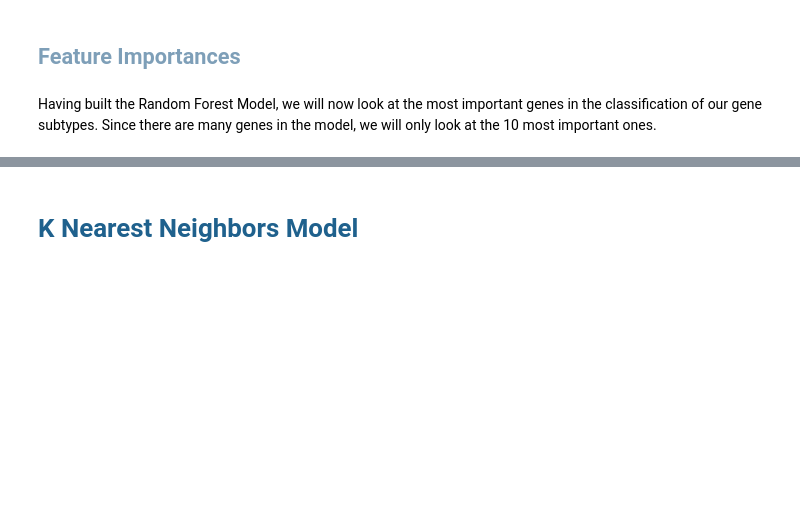
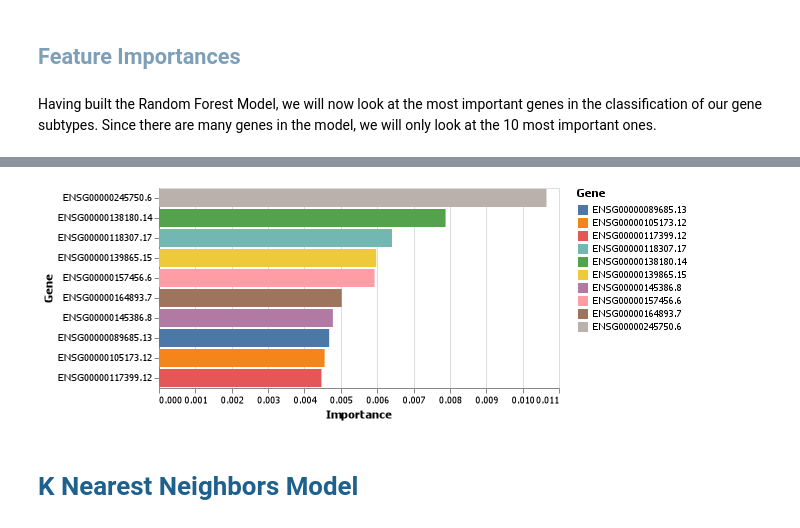
Before and after one commit to Blaise143/Breast-Cancer-Classification, a Jupyter notebook: breast-cancer-subtype-classification.ipynb, the cells around one changed output, grey strips where cells are left out. Cells and saved outputs as stored; diff of their text form; code cells hidden in the pictures; blank space fills up the shorter version.

```diff
--- a/breast-cancer-subtype-classification.ipynb
+++ b/breast-cancer-subtype-classification.ipynb
@@ -337,8 +337,9 @@ feature_data
 # %%
 alt.Chart(feature_data).mark_bar().encode(
-    y= alt.Y("Feature", sort=alt.EncodingSortField(field="Importance", op="count", order='ascending'), title="Gene"),
+    y=alt.Y("Feature", sort=alt.EncodingSortField(
+        field="Importance", op="count", order='ascending'), title="Gene"),
     x=alt.X('Importance:Q'),
-    color= alt.Color("Feature", title= "Gene"),
-    tooltip = ["Feature", "Importance"]
+    color=alt.Color("Feature", title="Gene"),
+    tooltip=["Feature", "Importance"]
 )
 # %% [output]
@@ -346,3 +346,4 @@ alt.Chart(feature_data).mark_bar().encode(
+[figure, added]
 # %% [markdown]
 <a id="7"></a>
 # <span style="color:#1F618D;">K Nearest Neighbors Model</span>
```
Also changed, not shown: parts of 27 cells of this notebook.
